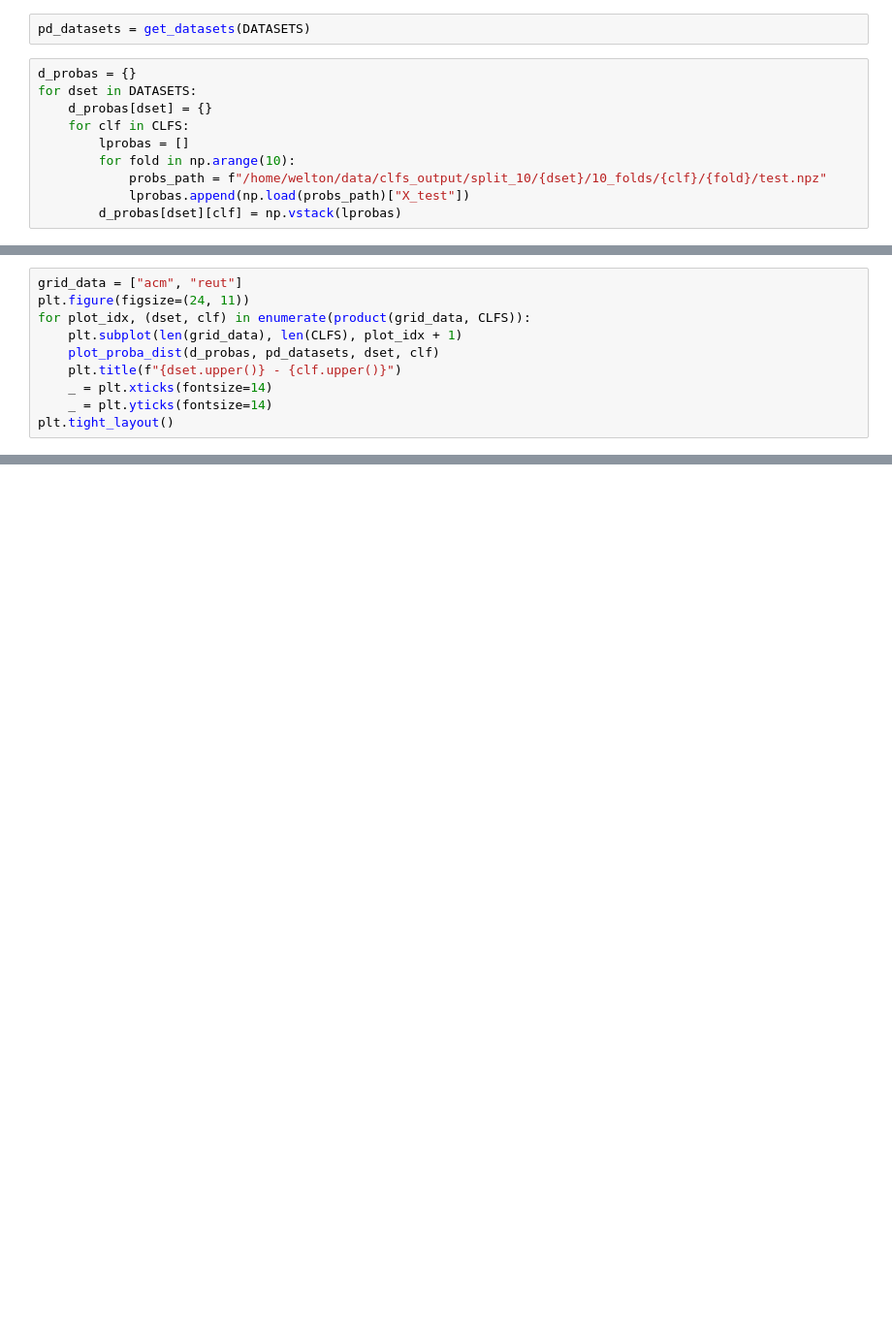
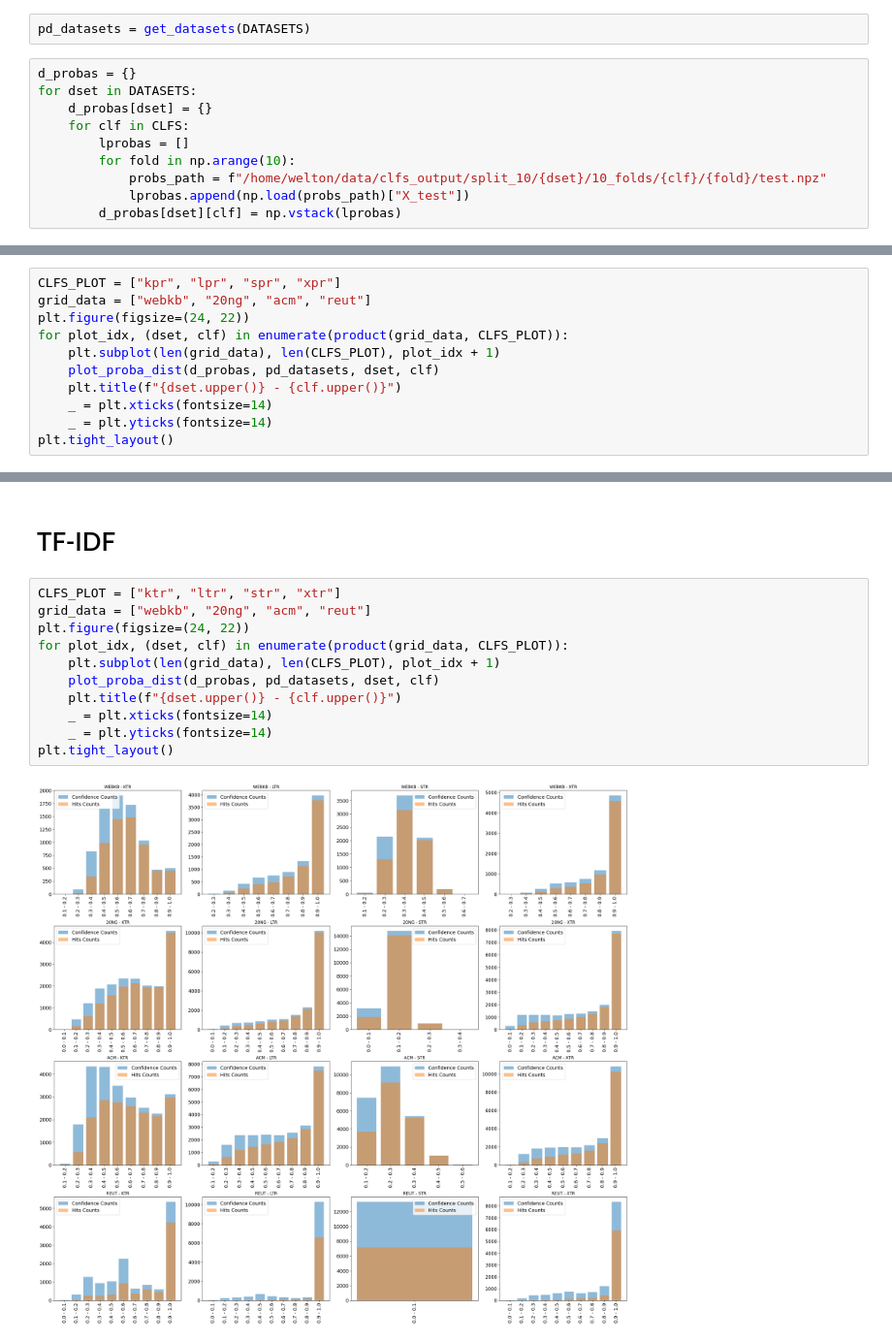
Before and after one commit to warSantos/MS, a Jupyter notebook: analysis/analysis_stacking/hits_by_probs.ipynb, the cells around one changed output, grey strips where cells are left out. Shown at 97% size. Saved outputs shown, nothing was run; the diff lists cells and outputs as text; blank space fills up the shorter version.

```diff
--- a/analysis/analysis_stacking/hits_by_probs.ipynb
+++ b/analysis/analysis_stacking/hits_by_probs.ipynb
@@ -76,8 +91,9 @@ plt.tight_layout()
 # %%
-grid_data = ["acm", "reut"]
-plt.figure(figsize=(24, 11))
-for plot_idx, (dset, clf) in enumerate(product(grid_data, CLFS)):
-    plt.subplot(len(grid_data), len(CLFS), plot_idx + 1)
+CLFS_PLOT = ["kpr", "lpr", "spr", "xpr"]
+grid_data = ["webkb", "20ng", "acm", "reut"]
+plt.figure(figsize=(24, 22))
+for plot_idx, (dset, clf) in enumerate(product(grid_data, CLFS_PLOT)):
+    plt.subplot(len(grid_data), len(CLFS_PLOT), plot_idx + 1)
     plot_proba_dist(d_probas, pd_datasets, dset, clf)
     plt.title(f"{dset.upper()} - {clf.upper()}")
     _ = plt.xticks(fontsize=14)
@@ -87,0 +104,15 @@ plt.tight_layout()
+# %% [markdown]
+# TF-IDF
+# %%
+CLFS_PLOT = ["ktr", "ltr", "str", "xtr"]
+grid_data = ["webkb", "20ng", "acm", "reut"]
+plt.figure(figsize=(24, 22))
+for plot_idx, (dset, clf) in enumerate(product(grid_data, CLFS_PLOT)):
+    plt.subplot(len(grid_data), len(CLFS_PLOT), plot_idx + 1)
+    plot_proba_dist(d_probas, pd_datasets, dset, clf)
+    plt.title(f"{dset.upper()} - {clf.upper()}")
+    _ = plt.xticks(fontsize=14)
+    _ = plt.yticks(fontsize=14)
+plt.tight_layout()
+# %% [output]
+[figure, added]
```
Also changed, not shown: parts of 10 cells of this notebook, 11 other files.
